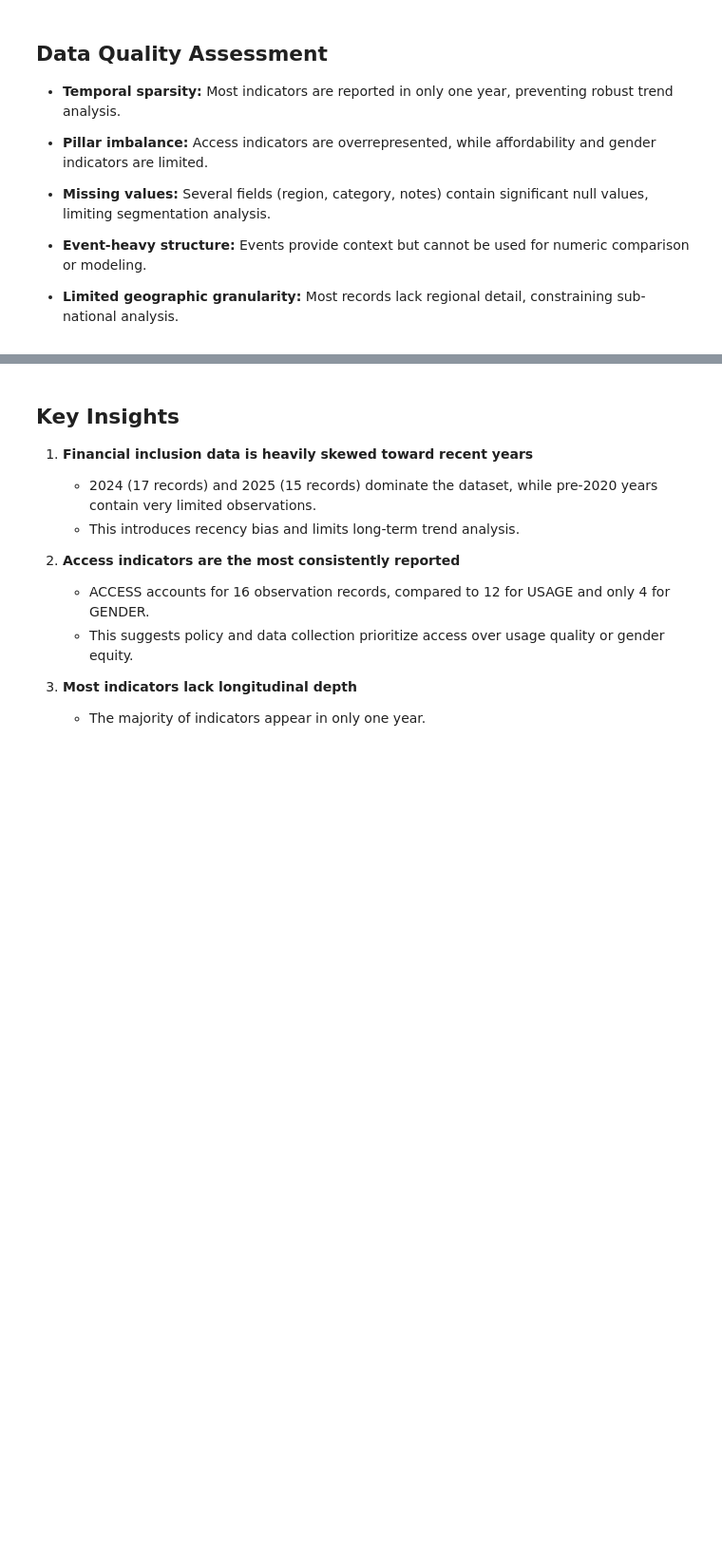
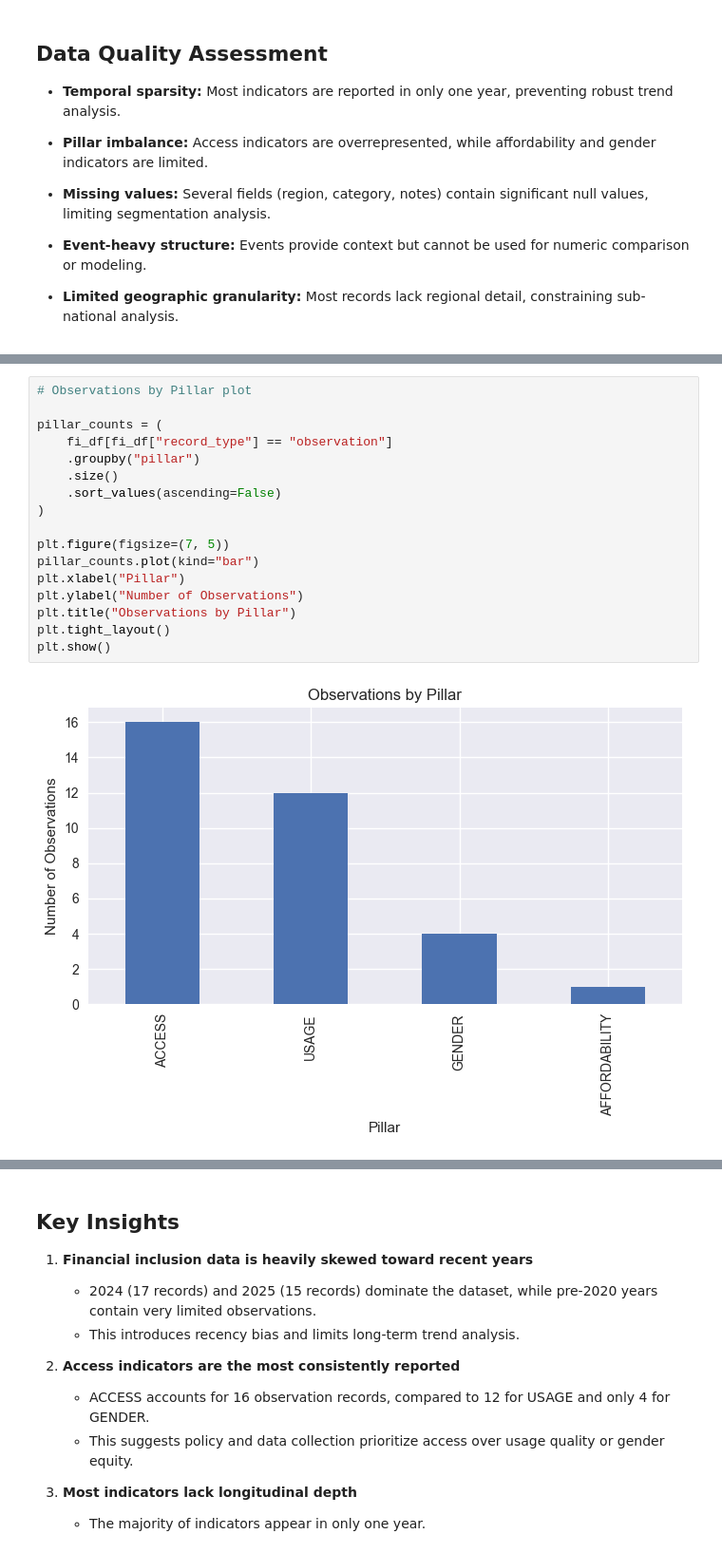
Before and after one commit to BitaniaG/Forecasting-Financial-Inclusion, a Jupyter notebook: notebooks/task_2_eda.ipynb, the cells around one changed output, grey strips where cells are left out. Shown at 95% size. Saved outputs shown, nothing was run; the diff lists cells and outputs as text; blank space fills up the shorter version.

```diff
--- a/notebooks/task_2_eda.ipynb
+++ b/notebooks/task_2_eda.ipynb
@@ -304,0 +330,19 @@ supplement numeric analysis with contextual events.
+# %%
+# Observations by Pillar plot
+
+pillar_counts = (
+    fi_df[fi_df["record_type"] == "observation"]
+    .groupby("pillar")
+    .size()
+    .sort_values(ascending=False)
+)
+
+plt.figure(figsize=(7, 5))
+pillar_counts.plot(kind="bar")
+plt.xlabel("Pillar")
+plt.ylabel("Number of Observations")
+plt.title("Observations by Pillar")
+plt.tight_layout()
+plt.show()
+# %% [output]
+[figure, added]
```
Also changed, not shown: parts of 5 cells of this notebook, 1 other file.
